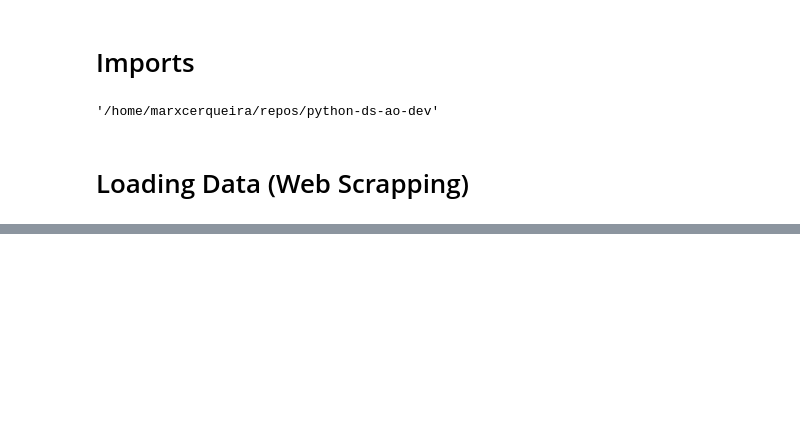
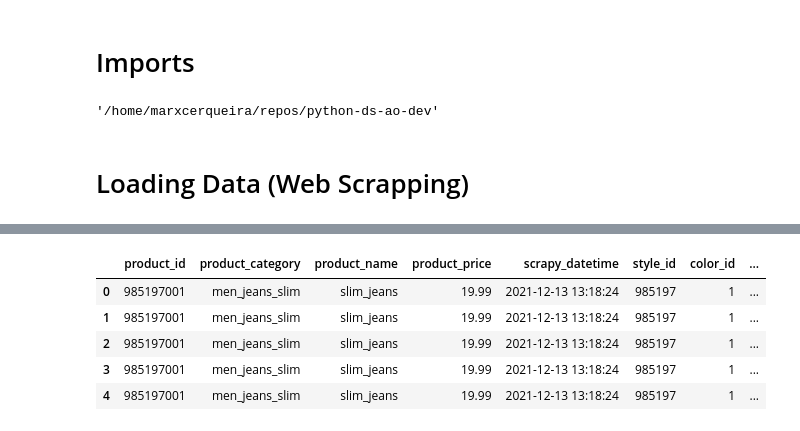
Before and after one commit to marxcerqueira/python-ds-ao-dev, a Jupyter notebook: ds-ao-dev-regex.ipynb, the cells around one changed output, grey strips where cells are left out. Saved outputs shown, nothing was run; the diff lists cells and outputs as text; code cells hidden in the pictures; blank space fills up the shorter version.

```diff
--- a/ds-ao-dev-regex.ipynb
+++ b/ds-ao-dev-regex.ipynb
@@ -137,0 +219,43 @@ data.head()
+# %%
+#product name
+data['product_name'] = data['product_name'].apply(lambda x: x.replace(' ', '_').lower())
+
+#product price
+data['product_price'] = data['product_price'].apply(lambda x: x.replace('$', '')).astype(float)
+
+#scrapy datetime
+data['scrapy_datetime'] = pd.to_datetime(data['scrapy_datetime'], format = '%Y-%m-%d %H:%M:%S')
+
+#style_id
+#color_id
+#color name
+data['color_name'] = data['color_name'].apply(lambda x: x.replace(' ', '_').replace('/', '_').lower() if pd.notnull(x) else x)
+
+#fit
+data['fit'] = data['fit'].apply(lambda x: x.replace(' ', '_').lower() if pd.notnull(x) else x)
+
+#composition
+
+
+#====  size  ======
+#size number
+data['size_number'] = data['size'].apply(lambda x: re.search('\d{3}cm', x).group(0) if pd.notnull(x) else x)
+data['size_number'] = data['size_number'].apply(lambda x: re.search('\d+', x).group(0) if pd.notnull(x) else x)
+
+#size model
+data['size_model'] = data['size'].str.extract('(\d+/\\d+)')
+
+#product safety
+
+
+data = data.drop(columns = ['size', 'product_safety'], axis = 1)
+
+
+data.head()
+# %% [output]
+|  | product_id | product_category | product_name | product_price | scrapy_datetime | style_id | color_id | ... |
+| 0 | 985197001 | men_jeans_slim | slim_jeans | 19.99 | 2021-12-13 13:18:24 | 985197 | 1 | ... |
+| 1 | 985197001 | men_jeans_slim | slim_jeans | 19.99 | 2021-12-13 13:18:24 | 985197 | 1 | ... |
+| 2 | 985197001 | men_jeans_slim | slim_jeans | 19.99 | 2021-12-13 13:18:24 | 985197 | 1 | ... |
+| 3 | 985197001 | men_jeans_slim | slim_jeans | 19.99 | 2021-12-13 13:18:24 | 985197 | 1 | ... |
+| 4 | 985197001 | men_jeans_slim | slim_jeans | 19.99 | 2021-12-13 13:18:24 | 985197 | 1 | ... |
```
Also changed, not shown: parts of 34 cells of this notebook.
